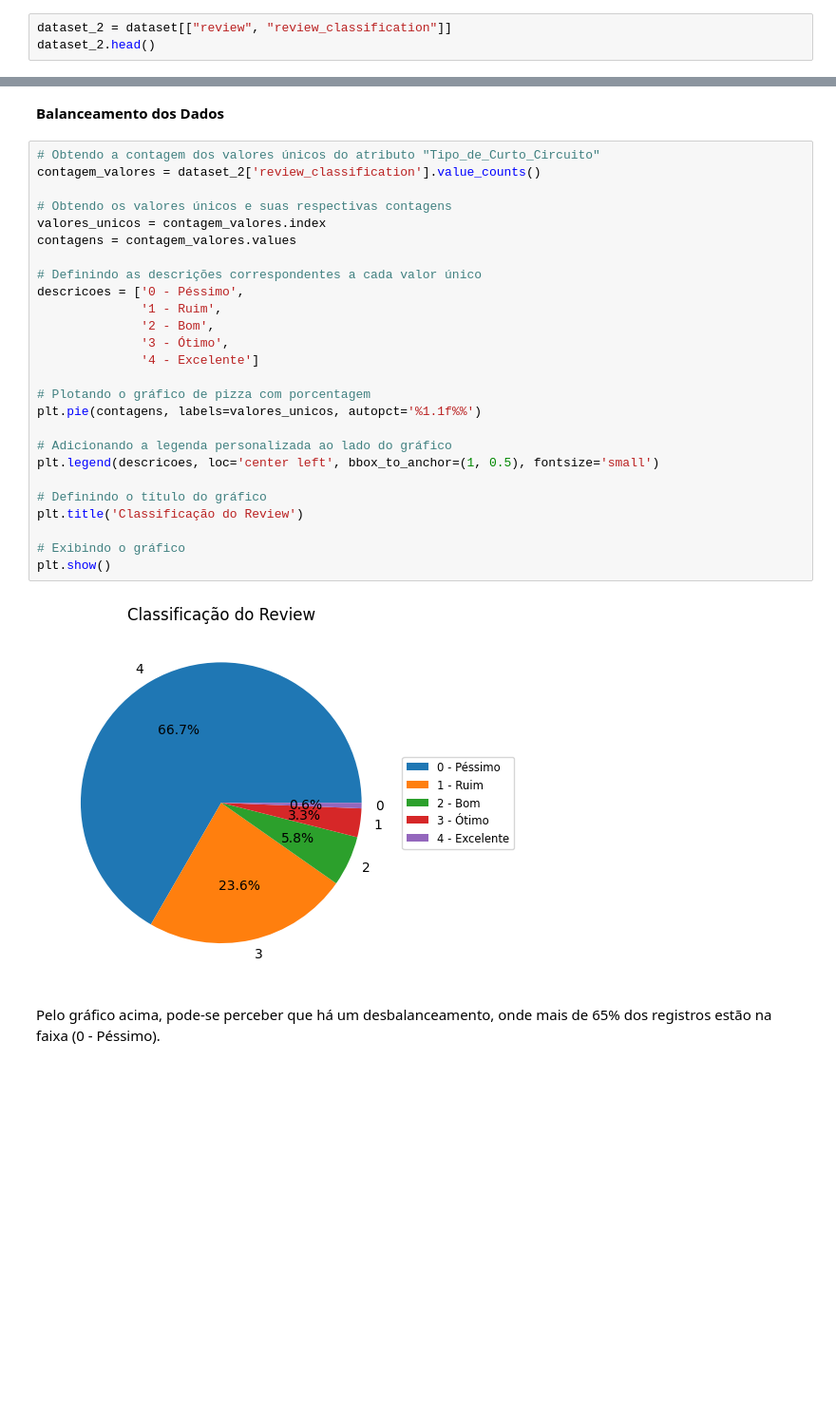
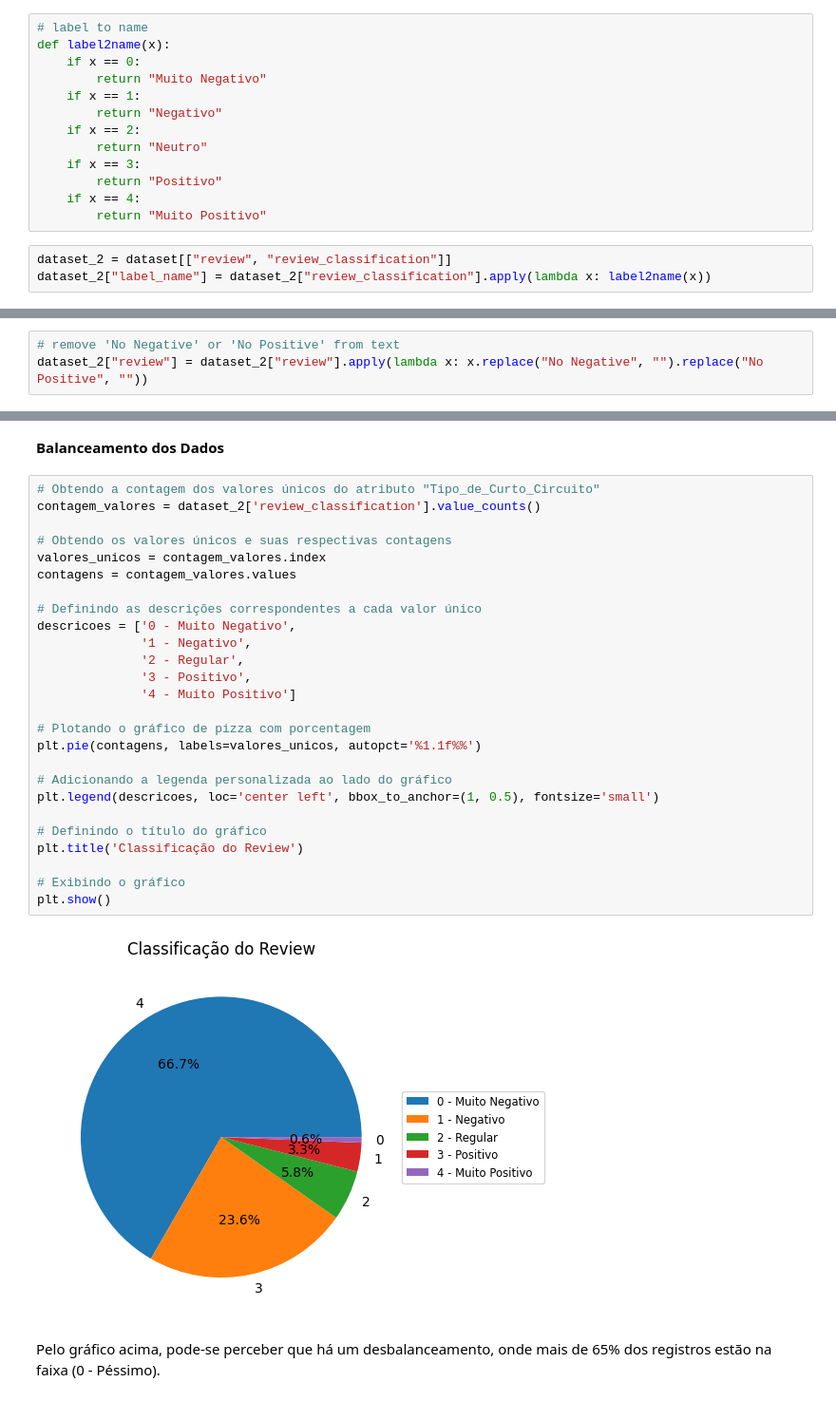
Before and after one commit to higordevellard/hotel_sentiment_analysis, a Jupyter notebook: NLP_Hotel_Reviews.ipynb, the cells around one changed output, grey strips where cells are left out. Shown at 95% size. Saved outputs shown, nothing was run; the diff lists cells and outputs as text; blank space fills up the shorter version.

```diff
--- a/NLP_Hotel_Reviews.ipynb
+++ b/NLP_Hotel_Reviews.ipynb
@@ -188,6 +188,19 @@ def assign_value(x):
         return 4
 
 dataset["review_classification"] = dataset["Reviewer_Score"].apply(assign_value)
+# %%
+# label to name
+def label2name(x):
+    if x == 0:
+        return "Muito Negativo"
+    if x == 1:
+        return "Negativo"
+    if x == 2:
+        return "Neutro"
+    if x == 3:
+        return "Positivo"
+    if x == 4:
+        return "Muito Positivo"
 # %%
 dataset_2 = dataset[["review", "review_classification"]]
-dataset_2.head()
+dataset_2["label_name"] = dataset_2["review_classification"].apply(lambda x: label2name(x))
@@ -200,0 +207,3 @@ dataset_2.head()
+# %%
+# remove 'No Negative' or 'No Positive' from text
+dataset_2["review"] = dataset_2["review"].apply(lambda x: x.replace("No Negative", "").replace("No Positive", ""))
@@ -205,31 +225,31 @@ dataset_2.head()
 # %%
 # Obtendo a contagem dos valores únicos do atributo "Tipo_de_Curto_Circuito"
 contagem_valores = dataset_2['review_classification'].value_counts()
 
 # Obtendo os valores únicos e suas respectivas contagens
 valores_unicos = contagem_valores.index
 contagens = contagem_valores.values
 
 # Definindo as descrições correspondentes a cada valor único
-descricoes = ['0 - Péssimo',
-              '1 - Ruim',
-              '2 - Bom',
-              '3 - Ótimo',
-              '4 - Excelente']
+descricoes = ['0 - Muito Negativo',
+              '1 - Negativo',
+              '2 - Regular',
+              '3 - Positivo',
+              '4 - Muito Positivo']
 
 # Plotando o gráfico de pizza com porcentagem
 plt.pie(contagens, labels=valores_unicos, autopct='%1.1f%%')
 
 # Adicionando a legenda personalizada ao lado do gráfico
 plt.legend(descricoes, loc='center left', bbox_to_anchor=(1, 0.5), fontsize='small')
 
 # Definindo o título do gráfico
 plt.title('Classificação do Review')
 
 # Exibindo o gráfico
 plt.show()
 # %% [output]
-[figure, old version]
+[figure, new version]
 # %% [markdown]
 Pelo gráfico acima, pode-se perceber que há um desbalanceamento, onde mais de 65% dos registros estão na faixa (0 - Péssimo).
 # %% [markdown]
```
Also changed, not shown: parts of 10 cells of this notebook.
